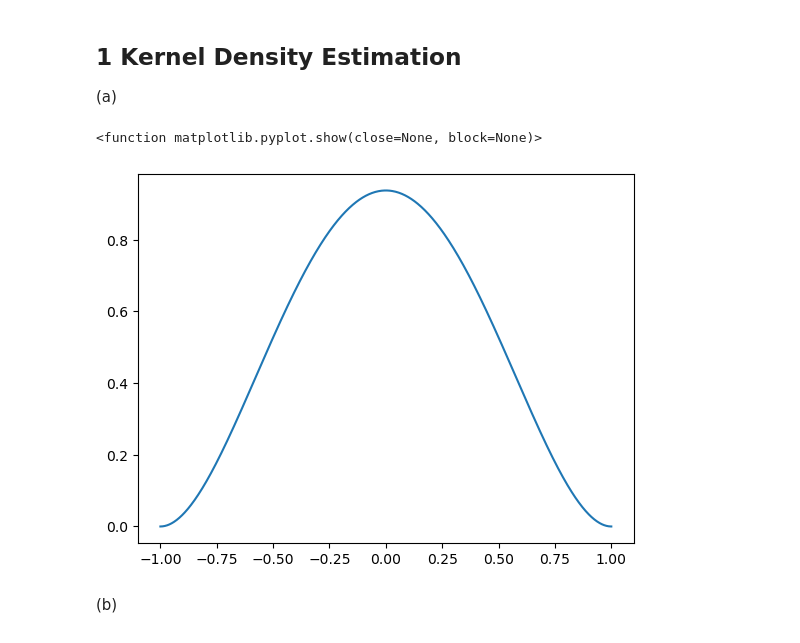
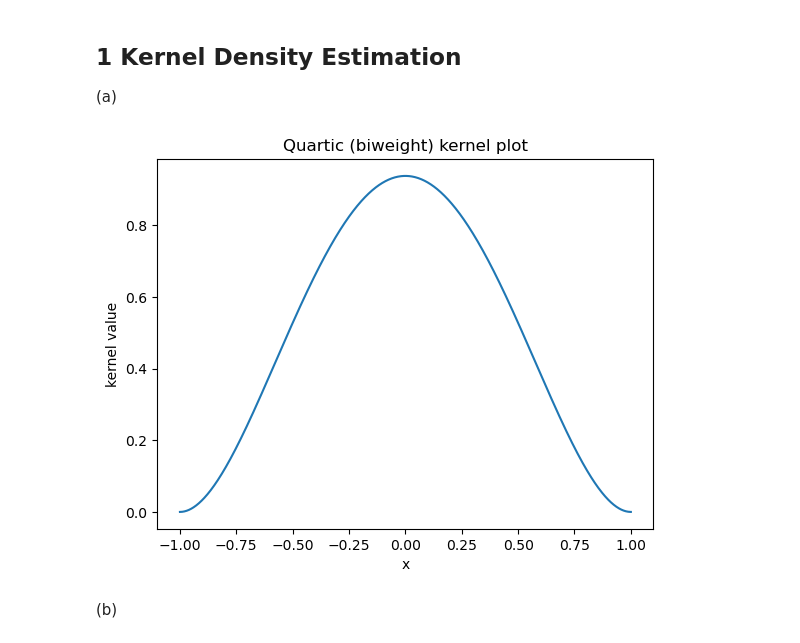
Before and after one commit to emironovich/mlph_w24, a Jupyter notebook: sheet02/sheet02.ipynb, the cells around one changed output. Drawn from its saved outputs; the diff is of its cells as text; code cells hidden in the pictures.

Commit message:
Add all graphs for #1

```diff
--- a/sheet02/sheet02.ipynb
+++ b/sheet02/sheet02.ipynb
@@ -15,11 +15,14 @@ def biweight(x, mu, w):
 # %%
 # TODO plot the kernel
 x = np.linspace(-1, 1, 1000)
 y = [biweight(t, mu=0, w=1) for t in x]
-plt.plot(x, y)
+fig, ax = plt.subplots()
+ax.set_xlabel("x")
+ax.set_ylabel("kernel value")
+ax.set_title("Quartic (biweight) kernel plot")
+ax.plot(x, y)
 plt.show()
 # %% [output]
-<function matplotlib.pyplot.show(close=None, block=None)>
-[figure, old version]
+[figure, new version]
 # %% [markdown]
 (b)
```
Also changed, not shown: parts of 2 cells of this notebook.
